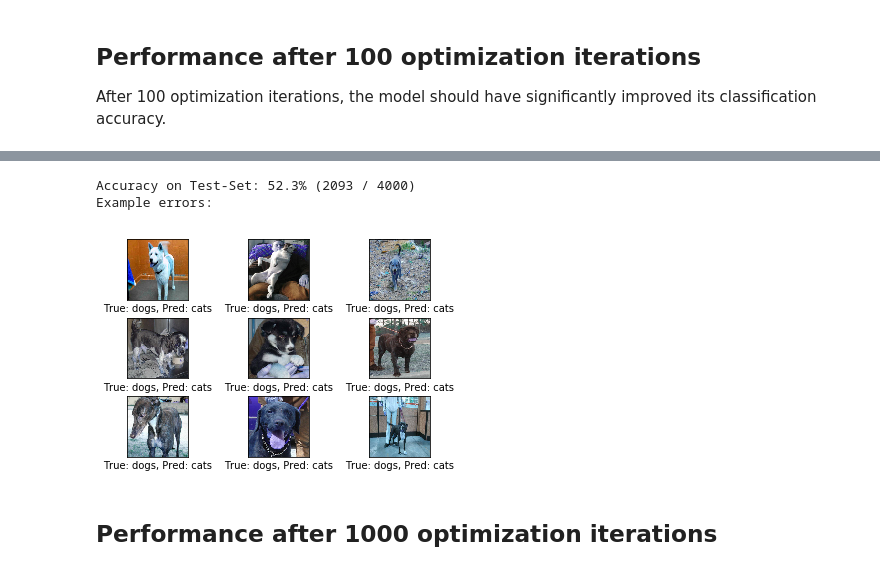
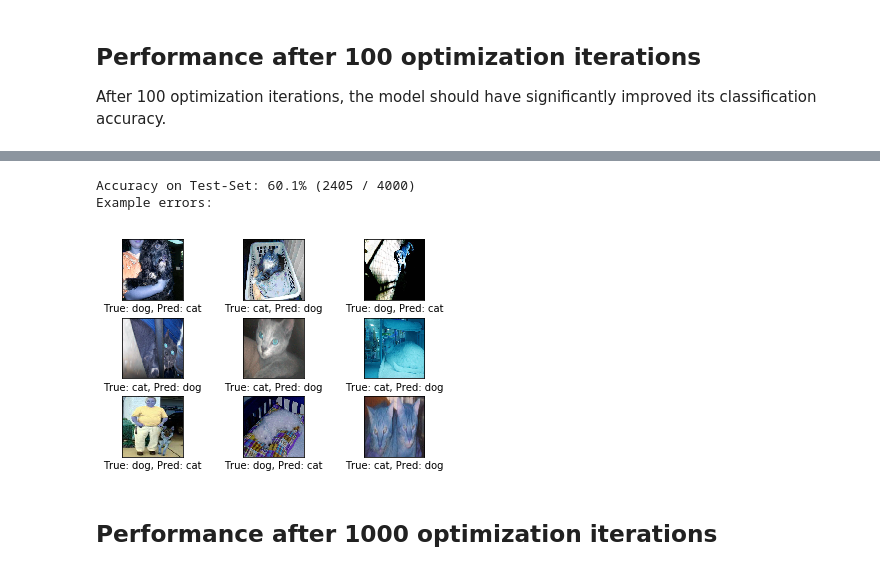
Before and after one commit to anthonytuanta/GA_DAT5, a Jupyter notebook: week5/lab/cnn.ipynb, the cells around one changed output, grey strips where cells are left out. Saved outputs shown, nothing was run; the diff lists cells and outputs as text; code cells hidden in the pictures.

Commit message:
Update for cat/dog example

```diff
--- a/week5/lab/cnn.ipynb
+++ b/week5/lab/cnn.ipynb
@@ -562,12 +576,13 @@ def plot_example_errors(cls_pred, correct):
     cls_pred = cls_pred[incorrect]
 
     # Get the true classes for those images.
-    cls_true = data.valid.cls[incorrect]
+    cls_true = np.array(data.valid.cls)[incorrect]
 
     # Plot the first 9 images.
     plot_images(images=images[0:9],
                 cls_true=cls_true[0:9],
-                cls_pred=cls_pred[0:9])
+                cls_pred=cls_pred[0:9],
+                to_random=False)
 # %% [markdown]
 ### Helper-function to plot confusion matrix
 # %%
@@ -608,8 +623,9 @@ It takes a while to compute the classification for all the images in the test-se
 
 Note that this function can use a lot of computer memory, which is why the test-set is split into smaller batches. If you have little RAM in your computer and it crashes, then you can try and lower the batch-size.
 # %%
-def print_validation_accuracy(show_example_errors=False,
-                        show_confusion_matrix=False):
+def print_validation_accuracy(x, y_true,
+                              show_example_errors=False,
+                              show_confusion_matrix=False):
 
     # Number of images in the test-set.
     num_test = len(data.valid.images)
@@ -677,6 +693,6 @@ def print_validation_accuracy(show_example_errors=False,
 # %% [markdown]
 ## Performance after 1 optimization iteration
 # %%
-optimize(num_iterations=1)
-print_validation_accuracy()
+optimize(x, y_true, num_iterations=1)
+print_validation_accuracy(x, y_true)
 # %% [output]
@@ -688,5 +704,5 @@ Accuracy on Test-Set: 49.4% (1976 / 4000)
 
 After 100 optimization iterations, the model should have significantly improved its classification accuracy.
 # %%
-optimize(num_iterations=99)  # We already performed 1 iteration above.
+optimize(x, y_true, num_iterations=99)  # We already performed 1 iteration above.
 # %% [output]
@@ -694,9 +710,9 @@ Time elapsed: 0:00:40
 # %%
-print_validation_accuracy(show_example_errors=True)
+print_validation_accuracy(x, y_true, show_example_errors=True)
 # %% [output]
-Accuracy on Test-Set: 52.3% (2093 / 4000)
+Accuracy on Test-Set: 60.1% (2405 / 4000)
 Example errors:
-[figure, old version]
+[figure, new version]
 # %% [markdown]
 ## Performance after 1000 optimization iterations
 # %%
```
Also changed, not shown: parts of 26 cells of this notebook, 2 other files.
